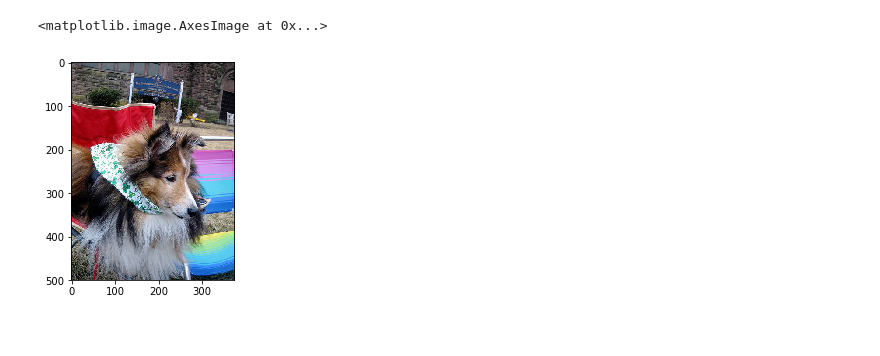
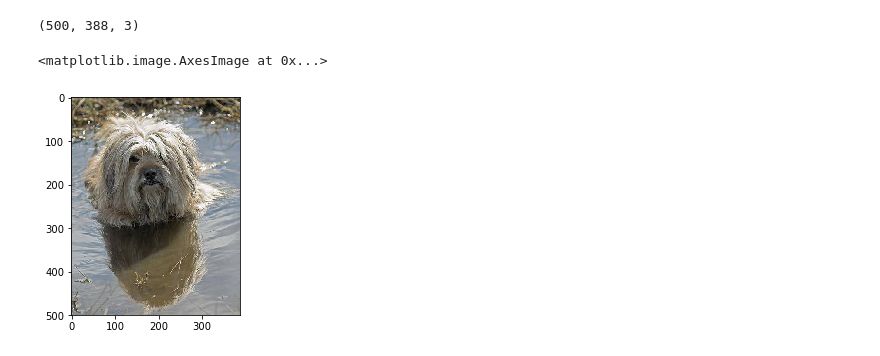
Before and after one commit to ajinkyapuar/kaggle-dog-breed-identification, a Jupyter notebook: dogbreed.ipynb, the cells around one changed output. Saved outputs shown, nothing was run; the diff lists cells and outputs as text; code cells hidden in the pictures.

Commit message:
test data added

```diff
--- a/dogbreed.ipynb
+++ b/dogbreed.ipynb
@@ -48,5 +48,7 @@ print X_train_orig[10].shape
-# %%
-plt.imshow(X_train_orig[10])
-# %% [output]
-<matplotlib.image.AxesImage at 0x...>
-[figure, removed]
+# %%
+print X_test_orig[10].shape
+plt.imshow(X_test_orig[10])
+# %% [output]
+(500, 388, 3)
+<matplotlib.image.AxesImage at 0x...>
+[figure, added]
```
Also changed, not shown: parts of 4 cells of this notebook.
